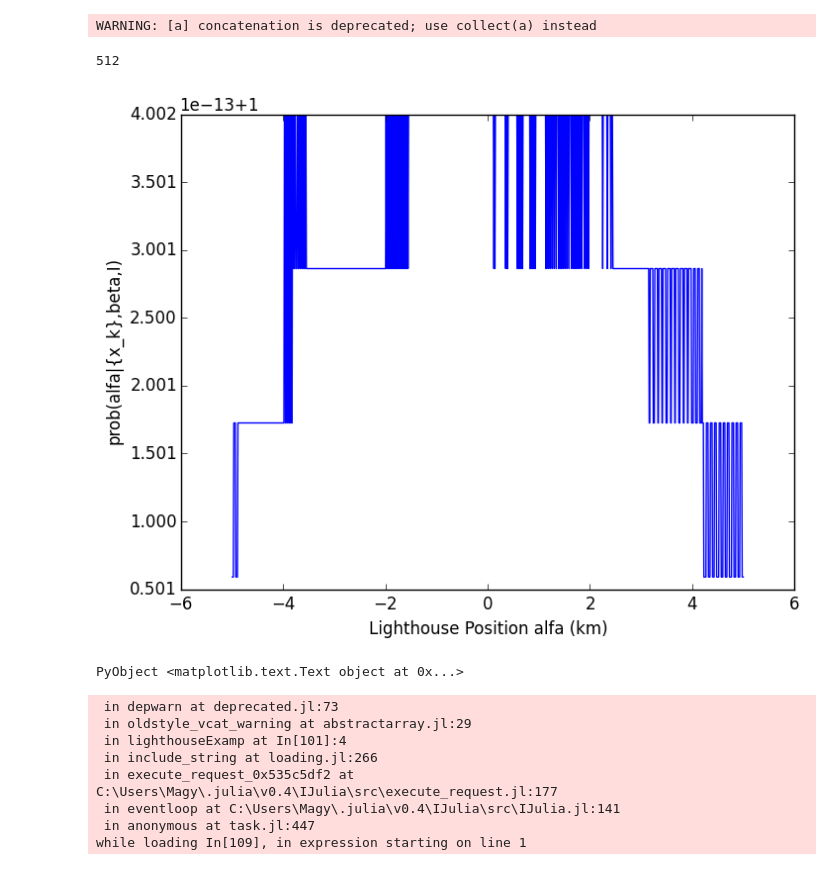
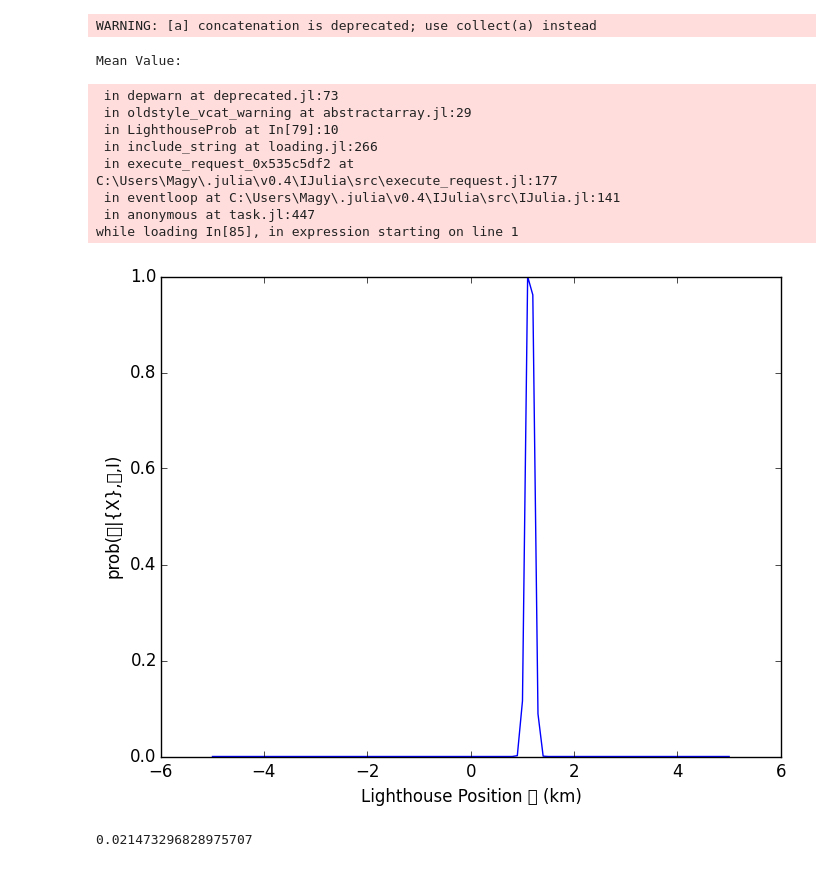
Before and after one commit to MagyElassal/Julia-Code, a Jupyter notebook: LighthouseFig2.9.ipynb, the cells around one changed output. Saved outputs shown, nothing was run; the diff lists cells and outputs as text; code cells hidden in the pictures.

Commit message:
Lighthouse Final
The final version after change the data generation.

```diff
--- a/LighthouseFig2.9.ipynb
+++ b/LighthouseFig2.9.ipynb
@@ -41,0 +6,24 @@ lighthouseExamp (generic function with 1 method)
+# %%
+function LighthouseProb(N) #input number of flashes "N"
+    #----------- Data generation------------------------
+    α = 1                       # position of the lighthouse
+    β= 1
+    θ = rand(-π/2:π/2,1,N)
+
+    X= β .* tan(θ) .+ α           #the vector of flashes positions
+    #----------------Bayesian Calculations-----------------------------------
+    α_range = [-5:0.1:5]
+    L= -sum(log(β^2 .+ (X .- α_range).^2),2)
+    getMaxL= maximum(L);
+    modifiedL= L .- getMaxL;
+    posterior = exp(modifiedL)
+    μ = mean(posterior)
+
+    #--------Ploting Postrior----------------------------
+    plot(α_range, posterior)
+    xlabel("Lighthouse Position α (km)")
+    ylabel("prob(α|{X},β,I)")
+
+    println("Mean Value: ",μ)
+
+end
@@ -117,15 +107,15 @@ while loading In[106], in expression starting on line 1
 # %%
-lighthouseExamp(512)
+LighthouseProb(512)
 # %% [output]
 WARNING: [a] concatenation is deprecated; use collect(a) instead
-512
+Mean Value:
+ in depwarn at deprecated.jl:73
+ in oldstyle_vcat_warning at abstractarray.jl:29
+ in LighthouseProb at In[79]:10
+ in include_string at loading.jl:266
+ in execute_request_0x535c5df2 at C:\Users\Magy\.julia\v0.4\IJulia\src\execute_request.jl:177
+ in eventloop at C:\Users\Magy\.julia\v0.4\IJulia\src\IJulia.jl:141
+ in anonymous at task.jl:447
+while loading In[85], in expression starting on line 1
-[figure, old version]
+[figure, new version]
-PyObject <matplotlib.text.Text object at 0x...>
- in depwarn at deprecated.jl:73
- in oldstyle_vcat_warning at abstractarray.jl:29
- in lighthouseExamp at In[101]:4
- in include_string at loading.jl:266
- in execute_request_0x535c5df2 at C:\Users\Magy\.julia\v0.4\IJulia\src\execute_request.jl:177
- in eventloop at C:\Users\Magy\.julia\v0.4\IJulia\src\IJulia.jl:141
- in anonymous at task.jl:447
-while loading In[109], in expression starting on line 1
+0.021473296828975707
```
Also changed, not shown: parts of 9 cells of this notebook, 3 other files.
